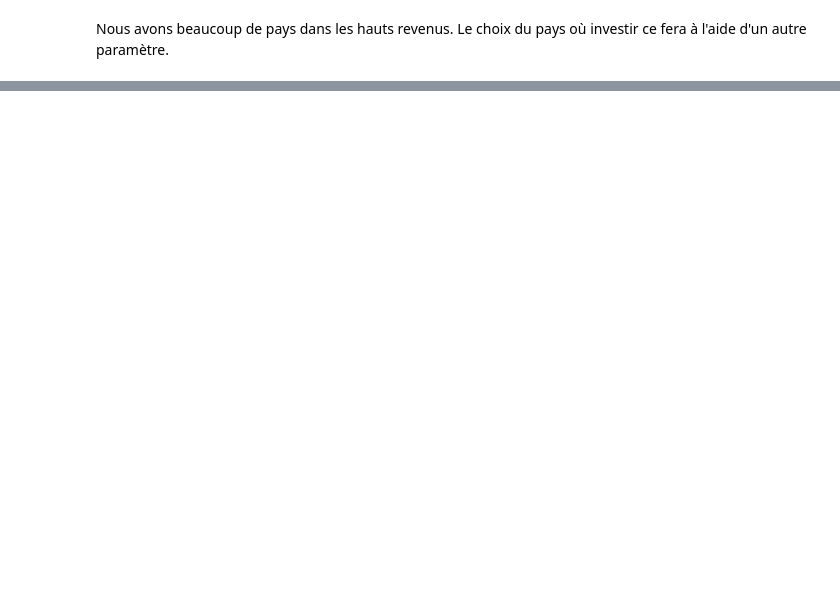
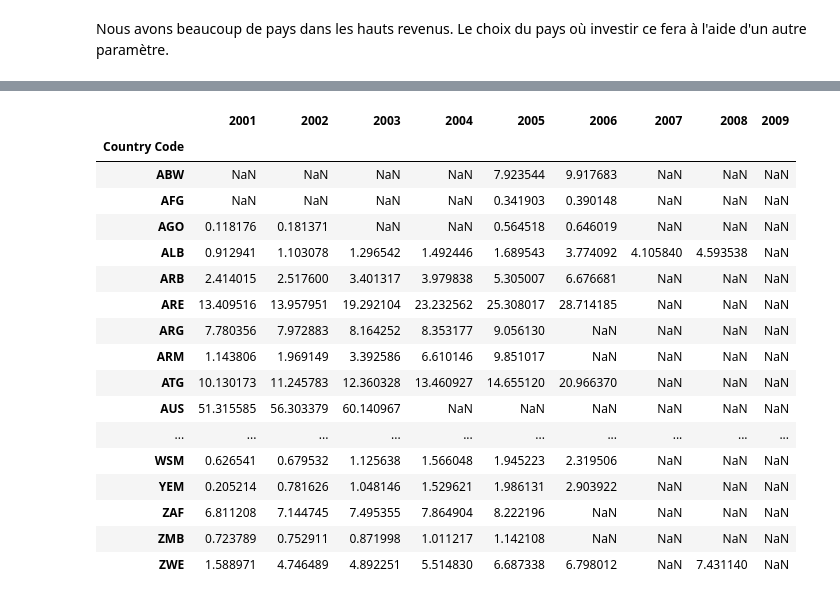
Before and after one commit to pierrebague/ed_data_analysis, a Jupyter notebook: Projet 2 .ipynb, the cells around one changed output, grey strips where cells are left out. Saved outputs shown, nothing was run; the diff lists cells and outputs as text; code cells hidden in the pictures; blank space fills up the shorter version.

```diff
--- a/Projet 2 .ipynb
+++ b/Projet 2 .ipynb
@@ -596,0 +606,23 @@ map.show()
+# %%
+dataframe_computer_owner_sum2 = dataframe_computer_owner_sum.replace(0,np.nan)
+dataframe_computer_owner_sum3 = dataframe_computer_owner_sum2.dropna(axis = 'columns', how = 'all')
+display(dataframe_computer_owner_sum3)
+# %% [output]
+|  | 2001 | 2002 | 2003 | 2004 | 2005 | 2006 | 2007 | 2008 | 2009 |
+| Country Code |  |  |  |  |  |  |  |  |  |
+| ABW | NaN | NaN | NaN | NaN | 7.923544 | 9.917683 | NaN | NaN | NaN |
+| AFG | NaN | NaN | NaN | NaN | 0.341903 | 0.390148 | NaN | NaN | NaN |
+| AGO | 0.118176 | 0.181371 | NaN | NaN | 0.564518 | 0.646019 | NaN | NaN | NaN |
+| ALB | 0.912941 | 1.103078 | 1.296542 | 1.492446 | 1.689543 | 3.774092 | 4.105840 | 4.593538 | NaN |
+| ARB | 2.414015 | 2.517600 | 3.401317 | 3.979838 | 5.305007 | 6.676681 | NaN | NaN | NaN |
+| ARE | 13.409516 | 13.957951 | 19.292104 | 23.232562 | 25.308017 | 28.714185 | NaN | NaN | NaN |
+| ARG | 7.780356 | 7.972883 | 8.164252 | 8.353177 | 9.056130 | NaN | NaN | NaN | NaN |
+| ARM | 1.143806 | 1.969149 | 3.392586 | 6.610146 | 9.851017 | NaN | NaN | NaN | NaN |
+| ATG | 10.130173 | 11.245783 | 12.360328 | 13.460927 | 14.655120 | 20.966370 | NaN | NaN | NaN |
+| AUS | 51.315585 | 56.303379 | 60.140967 | NaN | NaN | NaN | NaN | NaN | NaN |
+| ... | ... | ... | ... | ... | ... | ... | ... | ... | ... |
+| WSM | 0.626541 | 0.679532 | 1.125638 | 1.566048 | 1.945223 | 2.319506 | NaN | NaN | NaN |
+| YEM | 0.205214 | 0.781626 | 1.048146 | 1.529621 | 1.986131 | 2.903922 | NaN | NaN | NaN |
+| ZAF | 6.811208 | 7.144745 | 7.495355 | 7.864904 | 8.222196 | NaN | NaN | NaN | NaN |
+| ZMB | 0.723789 | 0.752911 | 0.871998 | 1.011217 | 1.142108 | NaN | NaN | NaN | NaN |
+| ZWE | 1.588971 | 4.746489 | 4.892251 | 5.514830 | 6.687338 | 6.798012 | NaN | 7.431140 | NaN |
```
Also changed, not shown: parts of 21 cells of this notebook.
